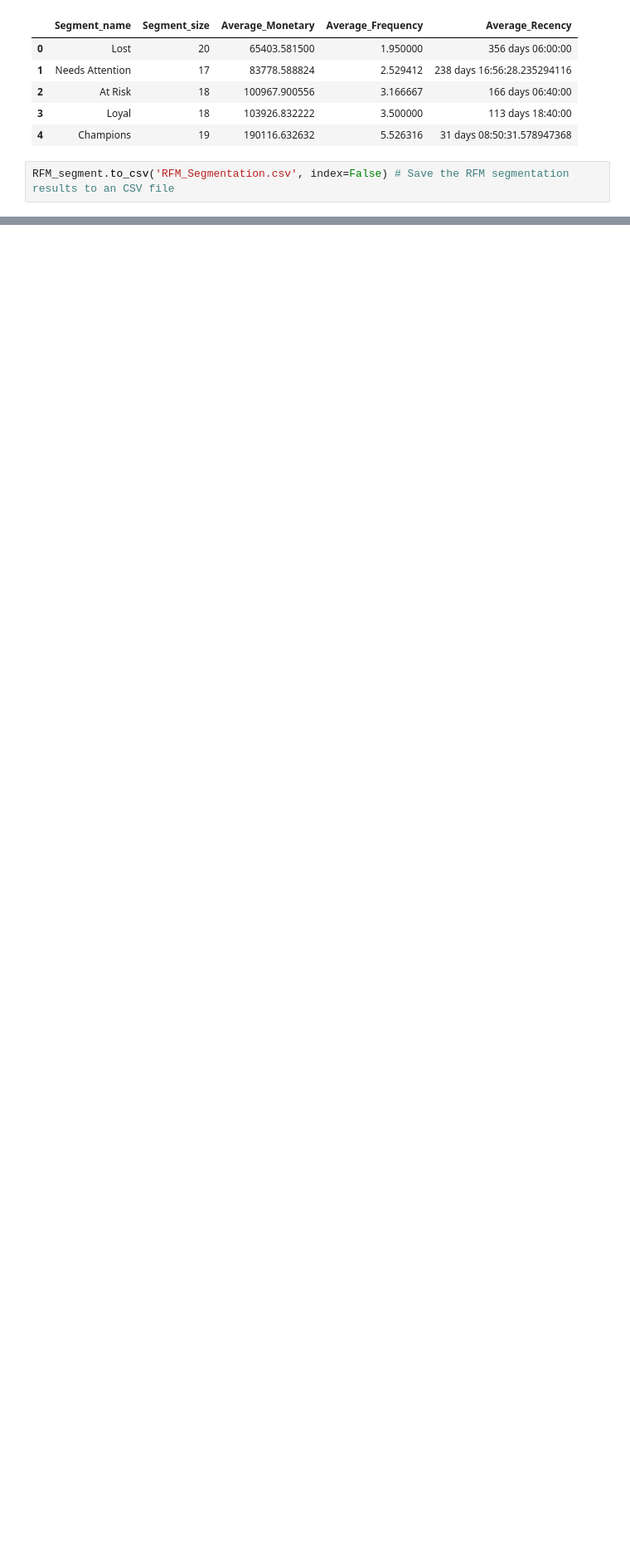
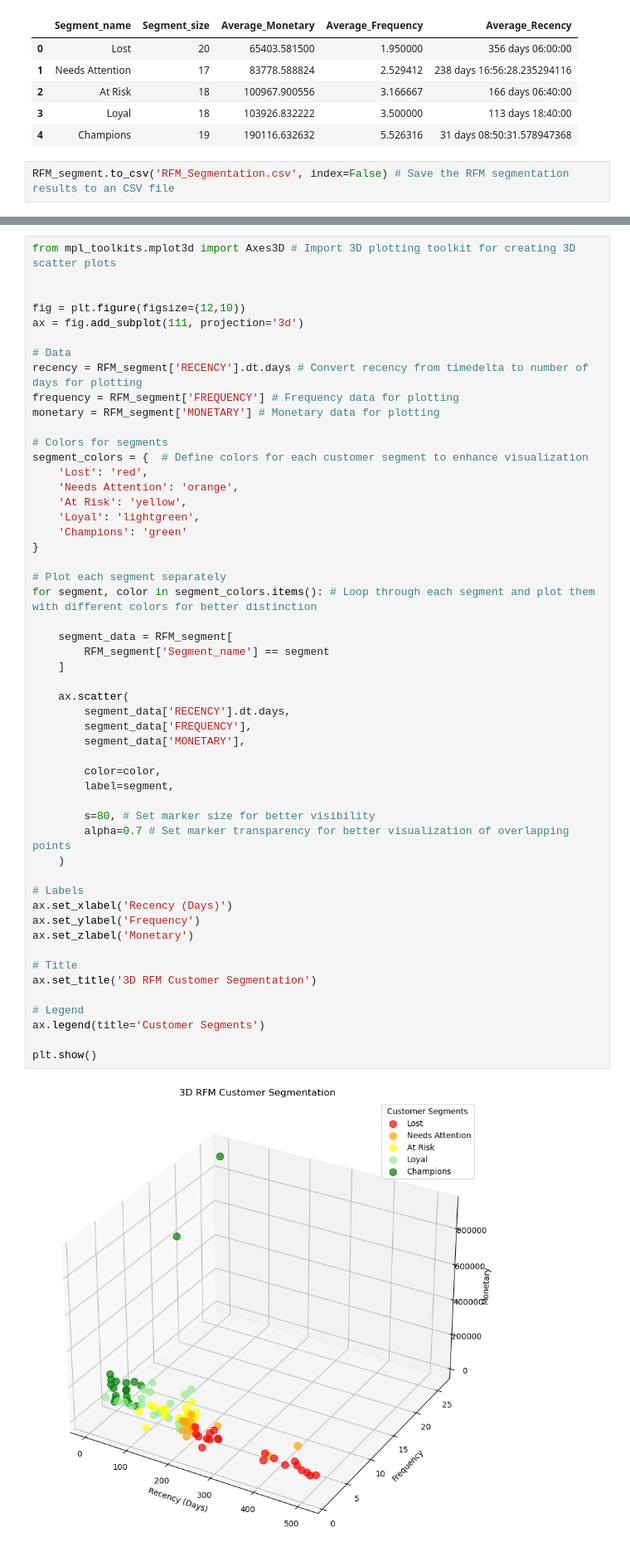
Before and after one commit to huseynaxmedov1999/RFM-Segmentation-and-customer-profiling, a Jupyter notebook: Full RFM Segmentation and Customer Profiling1.ipynb, the cells around one changed output, grey strips where cells are left out. Shown at 83% size. Cells and saved outputs as stored; diff of their text form; blank space fills up the shorter version.

Commit message:
Data Visualisations for RFM Segmentations

```diff
--- a/Full RFM Segmentation and Customer Profiling1.ipynb
+++ b/Full RFM Segmentation and Customer Profiling1.ipynb
@@ -342,0 +351,54 @@ RFM_segment.to_csv('RFM_Segmentation.csv', index=False) # Save the RFM segmentat
+# %%
+from mpl_toolkits.mplot3d import Axes3D # Import 3D plotting toolkit for creating 3D scatter plots
+
+
+fig = plt.figure(figsize=(12,10))
+ax = fig.add_subplot(111, projection='3d')
+
+# Data
+recency = RFM_segment['RECENCY'].dt.days # Convert recency from timedelta to number of days for plotting
+frequency = RFM_segment['FREQUENCY'] # Frequency data for plotting
+monetary = RFM_segment['MONETARY'] # Monetary data for plotting
+
+# Colors for segments
+segment_colors = {  # Define colors for each customer segment to enhance visualization
+    'Lost': 'red',
+    'Needs Attention': 'orange',
+    'At Risk': 'yellow',
+    'Loyal': 'lightgreen',
+    'Champions': 'green'
+}
+
+# Plot each segment separately
+for segment, color in segment_colors.items(): # Loop through each segment and plot them with different colors for better distinction
+
+    segment_data = RFM_segment[
+        RFM_segment['Segment_name'] == segment
+    ]
+
+    ax.scatter(
+        segment_data['RECENCY'].dt.days,
+        segment_data['FREQUENCY'],
+        segment_data['MONETARY'],
+
+        color=color,
+        label=segment,
+
+        s=80, # Set marker size for better visibility
+        alpha=0.7 # Set marker transparency for better visualization of overlapping points
+    )
+
+# Labels
+ax.set_xlabel('Recency (Days)')
+ax.set_ylabel('Frequency')
+ax.set_zlabel('Monetary')
+
+# Title
+ax.set_title('3D RFM Customer Segmentation')
+
+# Legend
+ax.legend(title='Customer Segments')
+
+plt.show()
+# %% [output]
+[figure, added]
```
Also changed, not shown: parts of 24 cells of this notebook, 1 other file.
